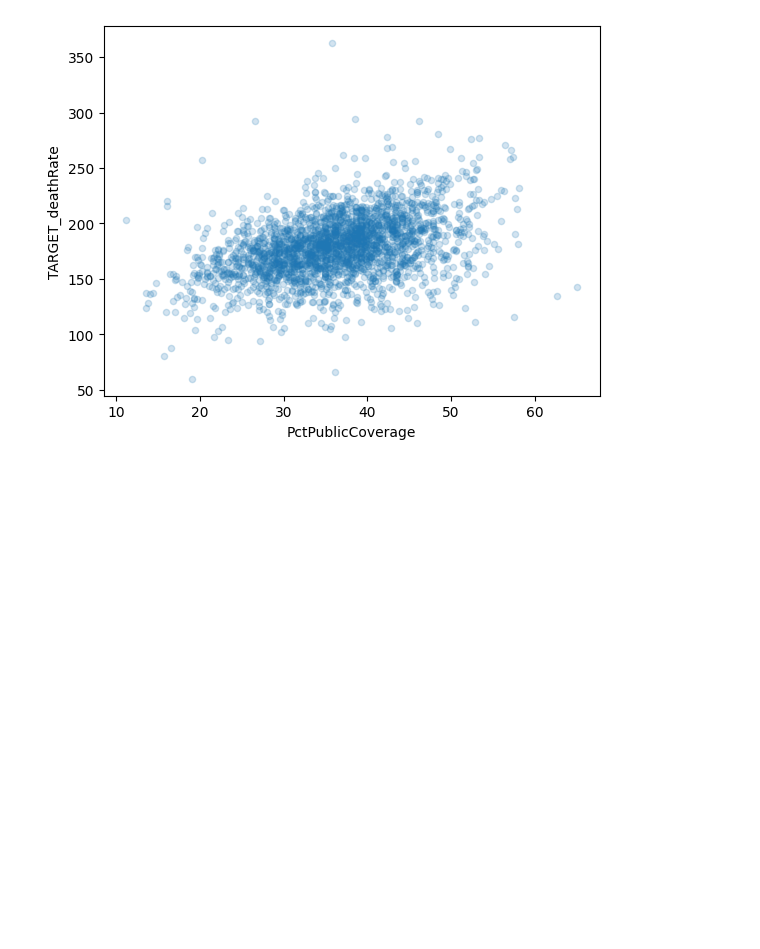
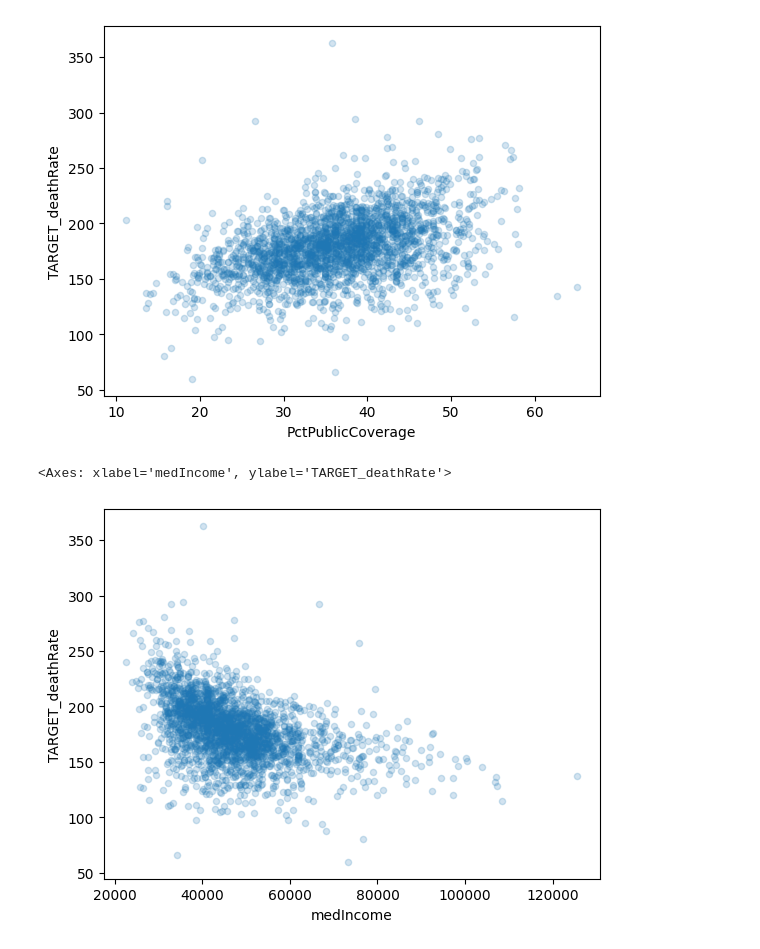
Before and after one commit to asintayehu/mulitple-regression-cancer-model, a Jupyter notebook: notebook/Untitled.ipynb, the cells around one changed output. Cells and saved outputs as stored; diff of their text form; code cells hidden in the pictures; blank space fills up the shorter version.

```diff
--- a/notebook/Untitled.ipynb
+++ b/notebook/Untitled.ipynb
@@ -82,4 +82,7 @@ cancer_df.plot(kind="scatter", x="PctPublicCoverage", y="TARGET_deathRate", alph
 <Axes: xlabel='PctPublicCoverage', ylabel='TARGET_deathRate'>
 [figure]
 # %%
-cancer_df.plot(kind="scatter", x="PctPublicCoverage", y="TARGET_deathRate", alpha=0.2)
+cancer_df.plot(kind="scatter", x="medIncome", y="TARGET_deathRate", alpha=0.2)
+# %% [output]
+<Axes: xlabel='medIncome', ylabel='TARGET_deathRate'>
+[figure, added]
```
Also changed, not shown: parts of 2 cells of this notebook.
